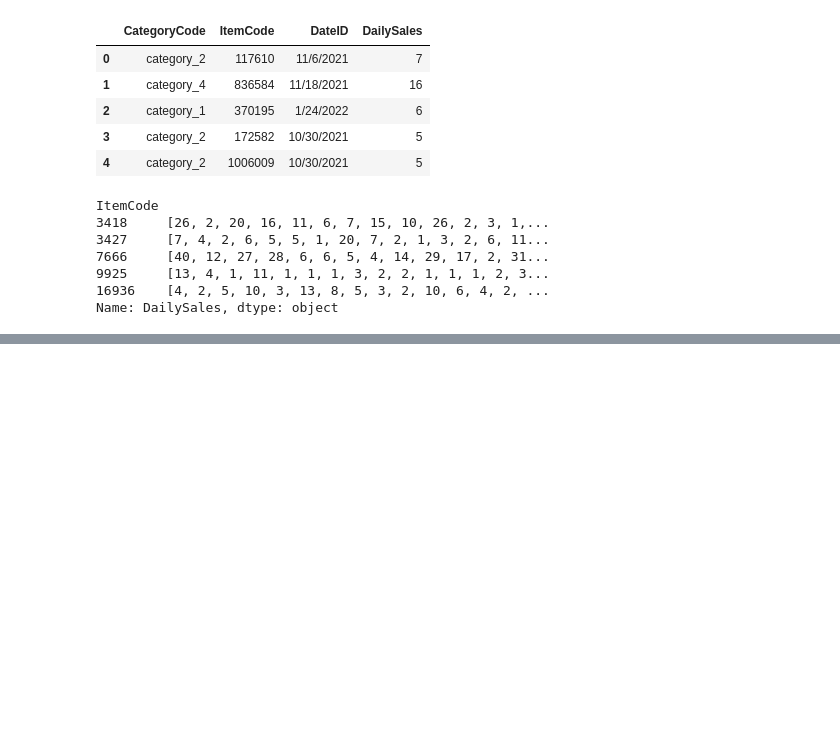
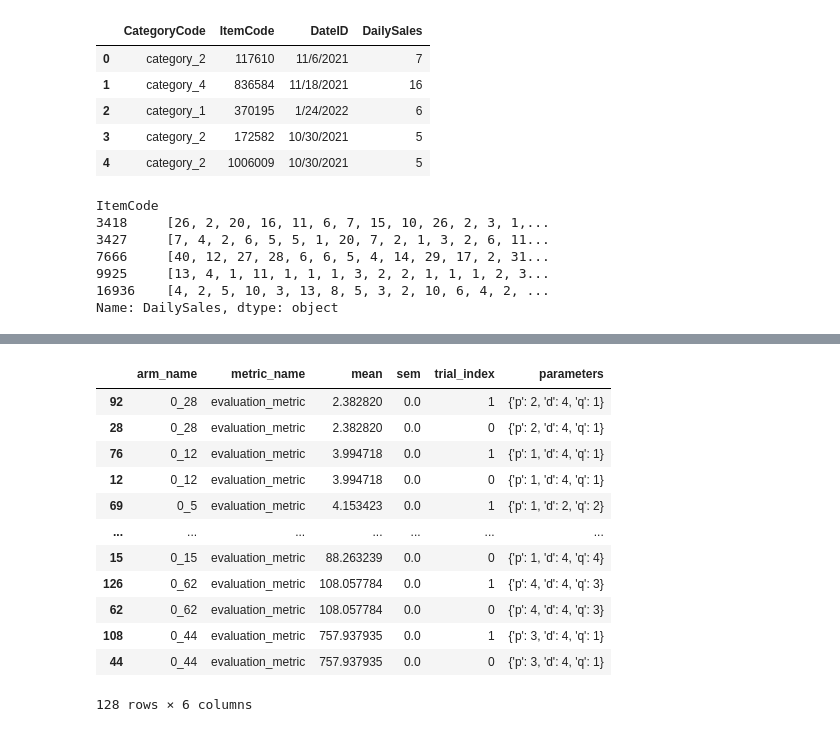
Before and after one commit to BoTZ-TND/DataStorm-2022, a Jupyter notebook: notebooks/main_eda.ipynb, the cells around one changed output, grey strips where cells are left out. Saved outputs shown, nothing was run; the diff lists cells and outputs as text; code cells hidden in the pictures; blank space fills up the shorter version.

```diff
--- a/notebooks/main_eda.ipynb
+++ b/notebooks/main_eda.ipynb
@@ -119,3 +119,21 @@ profile = ProfileReport(sales_point, title='Validation Summary report')
 profile.to_notebook_iframe()
 # %% [output]
 [interactive output not drawn]
+# %%
+sarim_params = pd.read_csv("D:\\Competitions\\DataStorm-2022\\data\\sarim_params.csv")
+# %%
+sarim_params.sort_values(["mean"],ascending=True)
+# %% [output]
+|  | arm_name | metric_name | mean | sem | trial_index | parameters |
+| 92 | 0_28 | evaluation_metric | 2.382820 | 0.0 | 1 | {'p': 2, 'd': 4, 'q': 1} |
+| 28 | 0_28 | evaluation_metric | 2.382820 | 0.0 | 0 | {'p': 2, 'd': 4, 'q': 1} |
+| 76 | 0_12 | evaluation_metric | 3.994718 | 0.0 | 1 | {'p': 1, 'd': 4, 'q': 1} |
+| 12 | 0_12 | evaluation_metric | 3.994718 | 0.0 | 0 | {'p': 1, 'd': 4, 'q': 1} |
+| 69 | 0_5 | evaluation_metric | 4.153423 | 0.0 | 1 | {'p': 1, 'd': 2, 'q': 2} |
+| ... | ... | ... | ... | ... | ... | ... |
+| 15 | 0_15 | evaluation_metric | 88.263239 | 0.0 | 0 | {'p': 1, 'd': 4, 'q': 4} |
+| 126 | 0_62 | evaluation_metric | 108.057784 | 0.0 | 1 | {'p': 4, 'd': 4, 'q': 3} |
+| 62 | 0_62 | evaluation_metric | 108.057784 | 0.0 | 0 | {'p': 4, 'd': 4, 'q': 3} |
+| 108 | 0_44 | evaluation_metric | 757.937935 | 0.0 | 1 | {'p': 3, 'd': 4, 'q': 1} |
+| 44 | 0_44 | evaluation_metric | 757.937935 | 0.0 | 0 | {'p': 3, 'd': 4, 'q': 1} |
+128 rows × 6 columns
```
Also changed, not shown: 3 other files.
